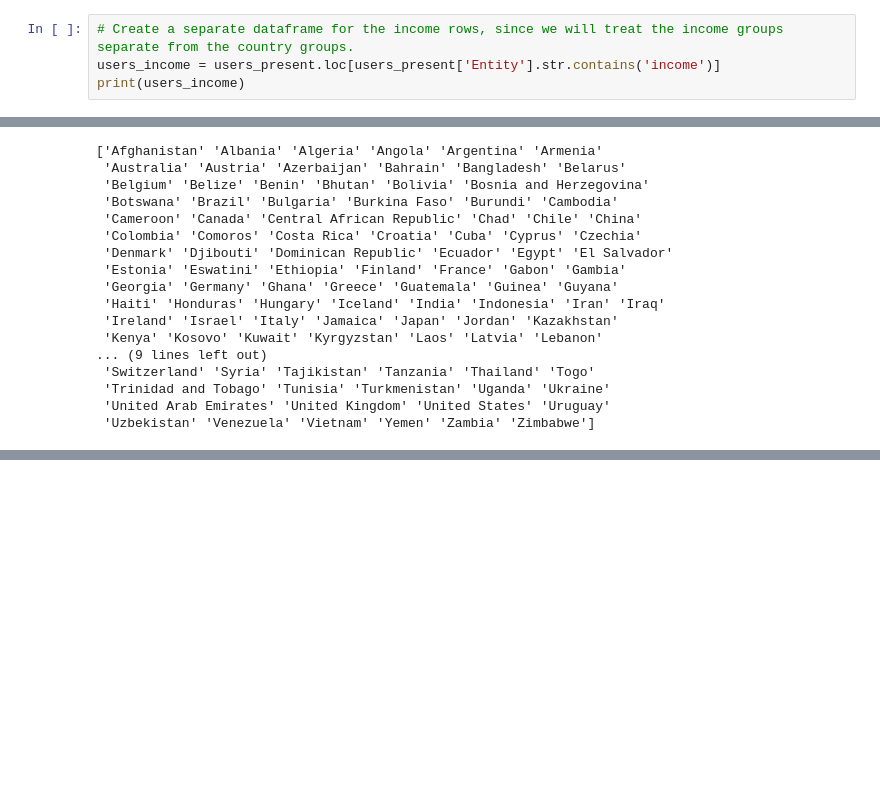
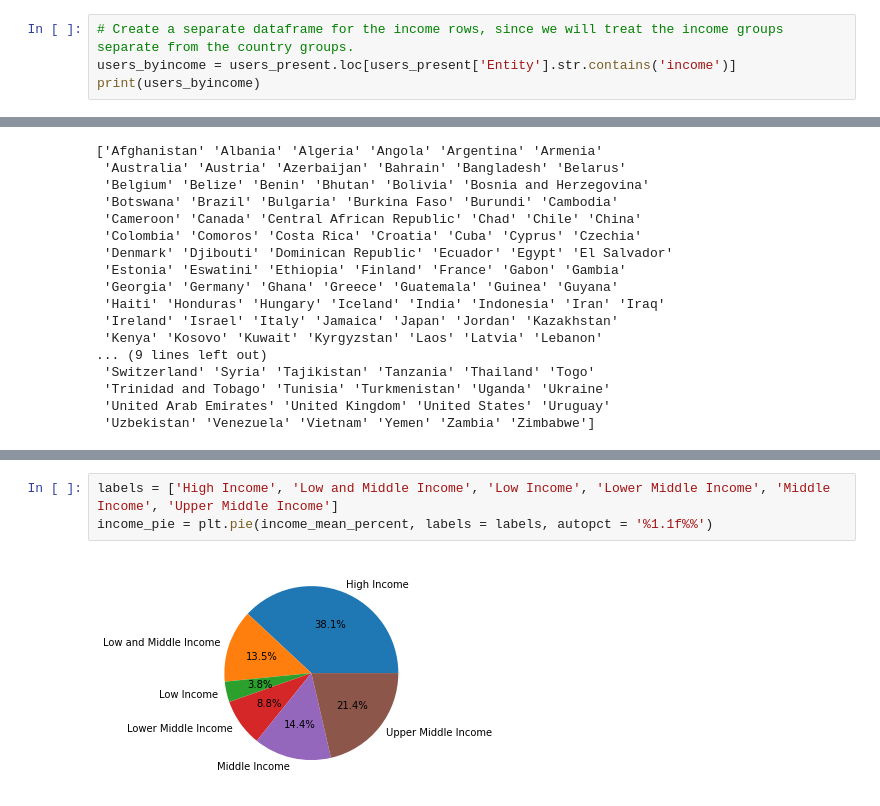
Before and after one commit to ennegineer/WorldHappiness, a Jupyter notebook: data/read_data.ipynb, the cells around one changed output, grey strips where cells are left out. Saved outputs shown, nothing was run; the diff lists cells and outputs as text; blank space fills up the shorter version.

```diff
--- a/data/read_data.ipynb
+++ b/data/read_data.ipynb
@@ -63,8 +65,8 @@ users_present.head(15)
 | 39 | 39 | Afghanistan | AFG | 2019 | 59.356018 | 17.600000 | 6647431 | ... |
 # %%
 # Create a separate dataframe for the income rows, since we will treat the income groups separate from the country groups.
-users_income = users_present.loc[users_present['Entity'].str.contains('income')]
-print(users_income)
+users_byincome = users_present.loc[users_present['Entity'].str.contains('income')]
+print(users_byincome)
 # %% [output]
       Unnamed: 0               Entity    Code  Year  Cellular Subscription  \
 3471        3471          High income  Region  2005              83.760674
@@ -307,0 +336,5 @@ print(final_happydata['Country Name'].unique())
+# %%
+labels = ['High Income', 'Low and Middle Income', 'Low Income', 'Lower Middle Income', 'Middle Income', 'Upper Middle Income']
+income_pie = plt.pie(income_mean_percent, labels = labels, autopct = '%1.1f%%')
+# %% [output]
+[figure, added]
```
Also changed, not shown: parts of 19 cells of this notebook.
